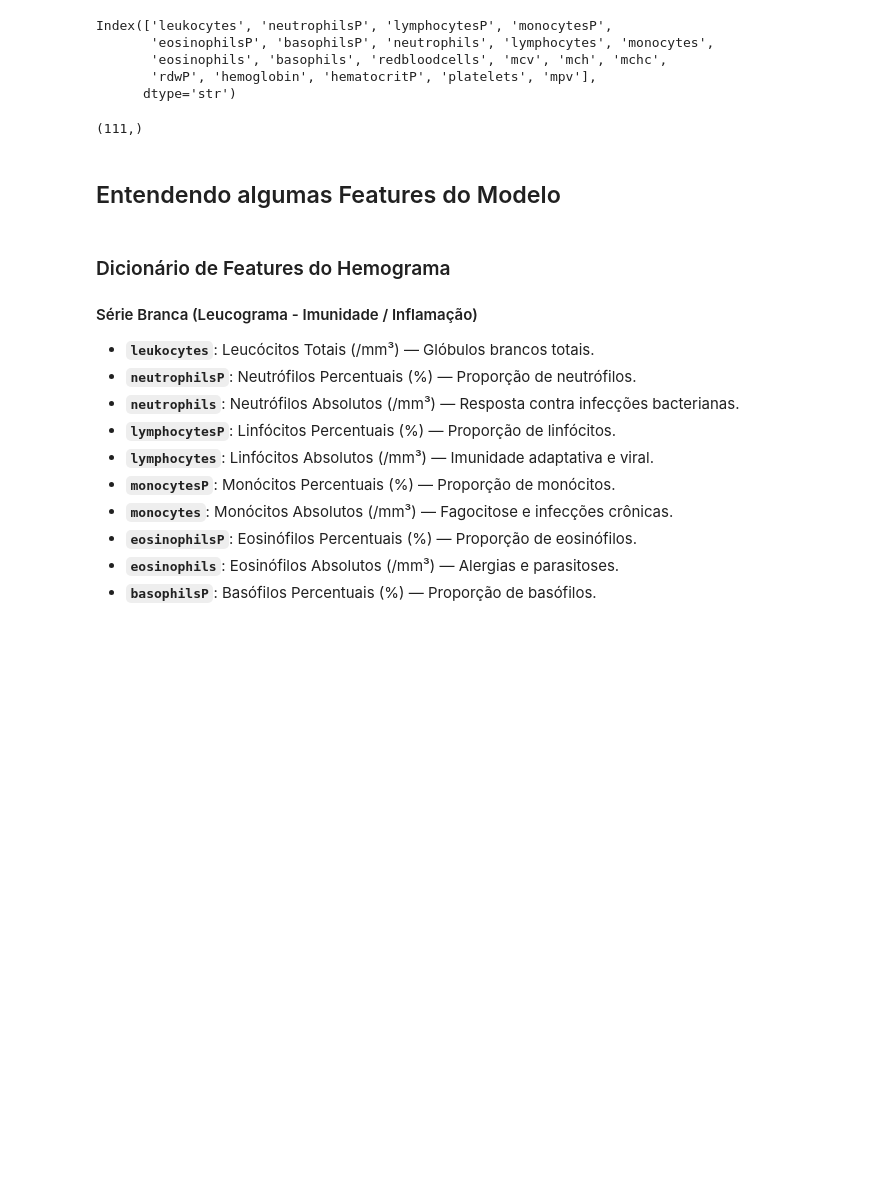
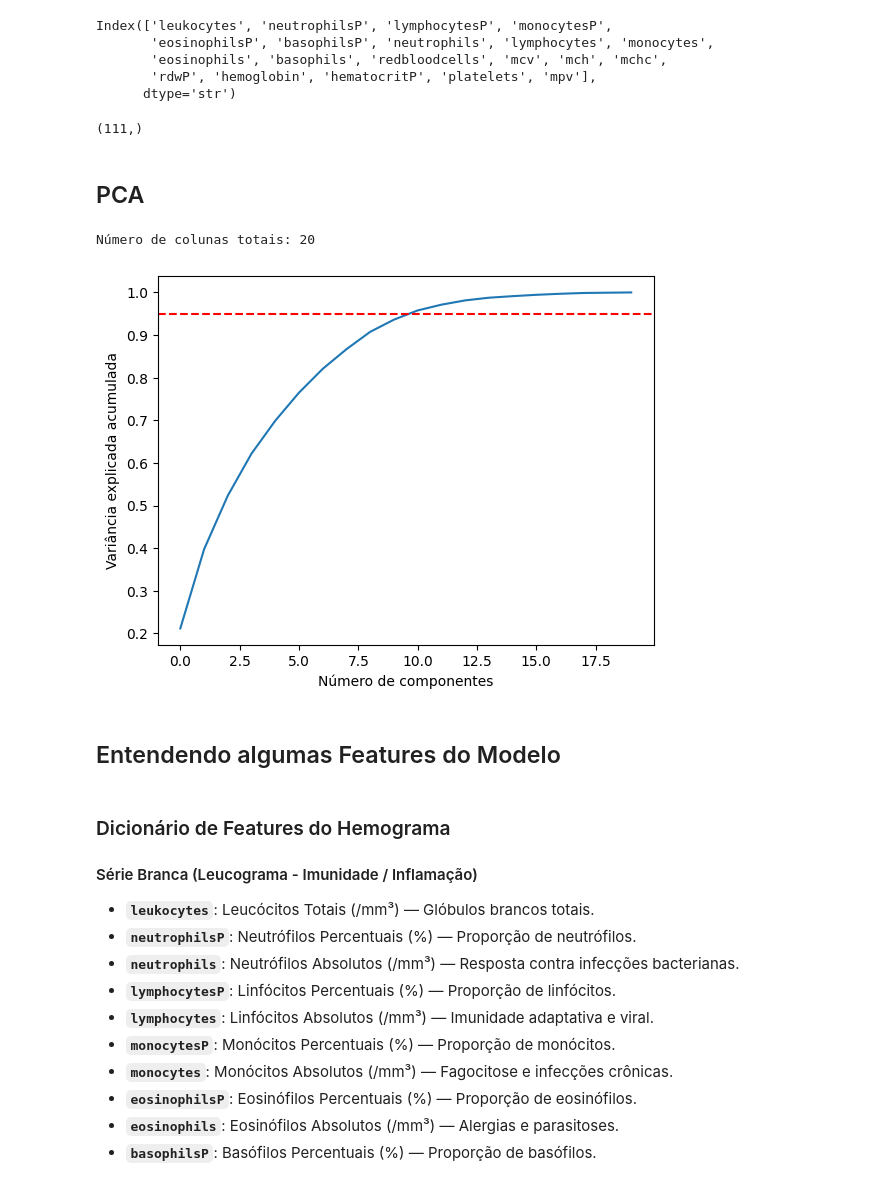
Before and after one commit to RenanCatini/cbc_covid19, a Jupyter notebook: notebooks/02_data_preparation.ipynb, the cells around one changed output. Saved outputs shown, nothing was run; the diff lists cells and outputs as text; code cells hidden in the pictures; blank space fills up the shorter version.

```diff
--- a/notebooks/02_data_preparation.ipynb
+++ b/notebooks/02_data_preparation.ipynb
@@ -77,3 +77,26 @@ X_train_scaled.to_csv(caminho + 'database/processed/splitted/X_train.csv', index
 X_test_scaled.to_csv(caminho + 'database/processed/splitted/X_test.csv', index=False)
 y_train.to_csv(caminho + 'database/processed/splitted/y_train.csv', index=False)
 y_test.to_csv(caminho + 'database/processed/splitted/y_test.csv', index=False)
+# %% [markdown]
+## PCA
+# %%
+qtd_colunas_completo = len(X_test_scaled.columns)
+print(f"Número de colunas totais: {qtd_colunas_completo}")
+# %% [output]
+Número de colunas totais: 20
+# %%
+import numpy as np
+from sklearn.decomposition import PCA
+
+import matplotlib.pyplot as plt
+
+pca_full = PCA().fit(X_train_scaled)
+var_acumulada = np.cumsum(pca_full.explained_variance_ratio_)
+
+plt.plot(var_acumulada)
+plt.xlabel('Número de componentes')
+plt.ylabel('Variância explicada acumulada')
+plt.axhline(y=0.95, color='r', linestyle='--')
+plt.show()
+# %% [output]
+[figure, added]
```
Also changed, not shown: parts of 2 cells of this notebook, 5 other files.
